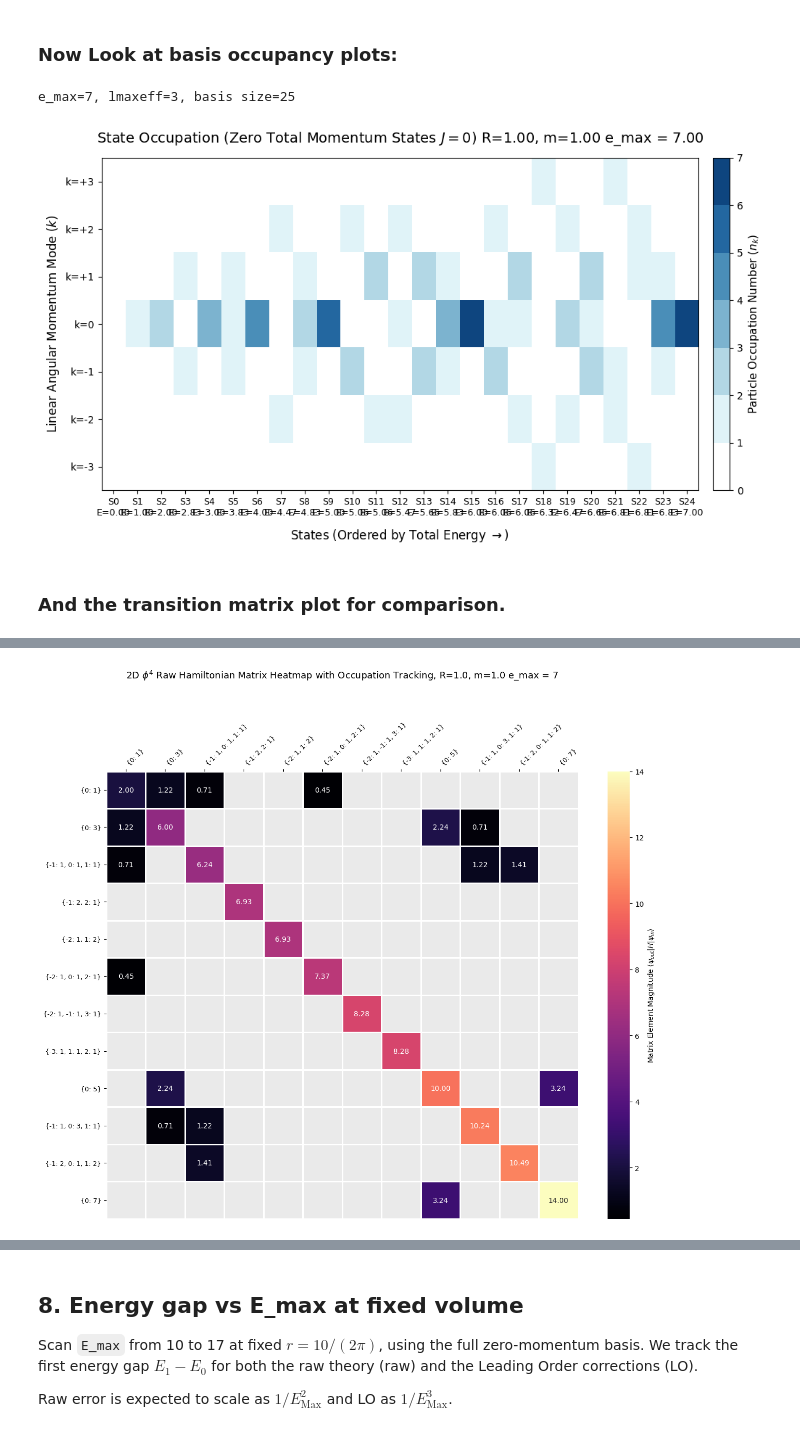
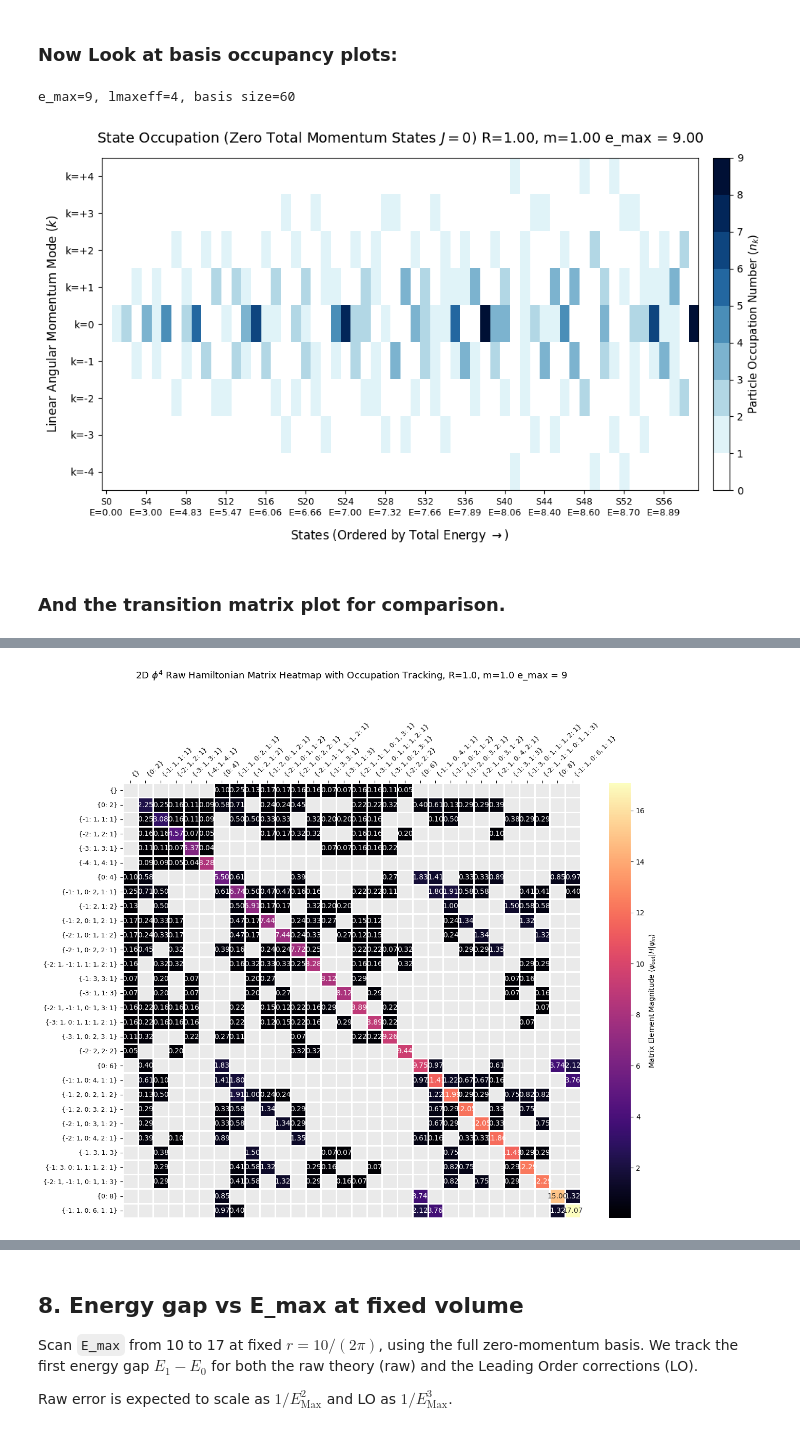
Before and after one commit to miarobin/FasterHT, a Jupyter notebook: phi4_truncation.ipynb, the cells around one changed output, grey strips where cells are left out. Cells and saved outputs as stored; diff of their text form; code cells hidden in the pictures.

```diff
--- a/phi4_truncation.ipynb
+++ b/phi4_truncation.ipynb
@@ -594,8 +688,8 @@ Raw gap E1-E0:        0.962082
 ### Now Look at basis occupancy plots:
 # %%
 # Benchmark Hamiltonian Parameters.
-m, r, g = 1.0, 1.0, 0
-e_max = 7
+m, r, g = 1.0, 1., 4*np.pi
+e_max = 9
 
 
 lmaxeff = effective_lmax(e_max, e_max, m, r)
@@ -606,7 +700,7 @@ basis = basis_l0(make_basis(lmaxeff, e_max, m, r))
 basis.sort()
 print(f'e_max={e_max}, lmaxeff={lmaxeff}, basis size={len(basis)}')
 # %% [output]
-e_max=7, lmaxeff=3, basis size=25
+e_max=9, lmaxeff=4, basis size=60
 # %%
 #Re-orders the states from angular momenta as (0, +1, -1, +2, -2, ...) to (..., -2, -1, 0, +1, +2, ...)
 def sort_modes(state, lmaxeff):
@@ -683,7 +777,7 @@ plt.grid(False) # Turn off the default global grid overlay to keep image clean
 plt.tight_layout()
 plt.show()
 # %% [output]
-[figure, old version]
+[figure, new version]
 # %% [markdown]
 ### And the transition matrix plot for comparison.
 # %%
@@ -691,26 +785,28 @@ import seaborn as sns
 
 # -- Mode Range and J=0 Basis for Plot ---
 lrange = lmaxeff
-_basis = basis_odd(basis)
+_basis = basis_even(basis)
 
 #Possible Angular Momenta
 modes = list(range(-lrange, lrange+1))
 
 # --- Generate Raw Hamiltonian Matrix (H_0 + V) ---
-#H_total = h0(lmaxeff,e_max,m,r,_basis) + (g/24)*(1/r)*(1/(8*math.pi))*delta_h4(lmaxeff,e_max,m,r,_basis)
-H_total = h0(lmaxeff,e_max,m,r,_basis) + (m**2)/2 * delta_h2(lmaxeff, e_max,m,r,_basis)
+H_total = h0(lmaxeff,e_max,m,r,_basis) + (g/24)*(1/r)*(1/(8*math.pi))*delta_h4(lmaxeff,e_max,m,r,_basis)
+
+
+#H_total = h0(lmaxeff,e_max,m,r,_basis) + (m**2)/2 * delta_h2(lmaxeff, e_max,m,r,_basis)
+%timeit h0(lmaxeff,e_max,m,r,_basis) + (g/24)*(1/r)*(1/(8*math.pi))*delta_h4(lmaxeff,e_max,m,r,_basis)
 
 
 # ---  Sort the basis using lexsort, primarily by occupation number, secondly by energy. ---
 state_energies = [state_energy(state,m,r) for state in _basis]
 occupation_numbers = [sum(state) for state in _basis]
+#mod4 = [sum(state)%4 for state in _basis]
 sorted_indices = np.lexsort((state_energies, occupation_numbers))
 
 sorted_states=np.array([sort_modes(state,lmaxeff) for state in _basis])[sorted_indices]
 sorted_energies = np.array(state_energies)[sorted_indices]
-
 H_sorted = H_total[sorted_indices, :][:, sorted_indices]
-
 
 
 # --- State labels ---
@@ -763,2 +860,2 @@ plt.show()
-[figure, old version]
+[figure, new version]
 # %% [markdown]
```
Also changed, not shown: parts of 11 cells of this notebook, 2 other files.
